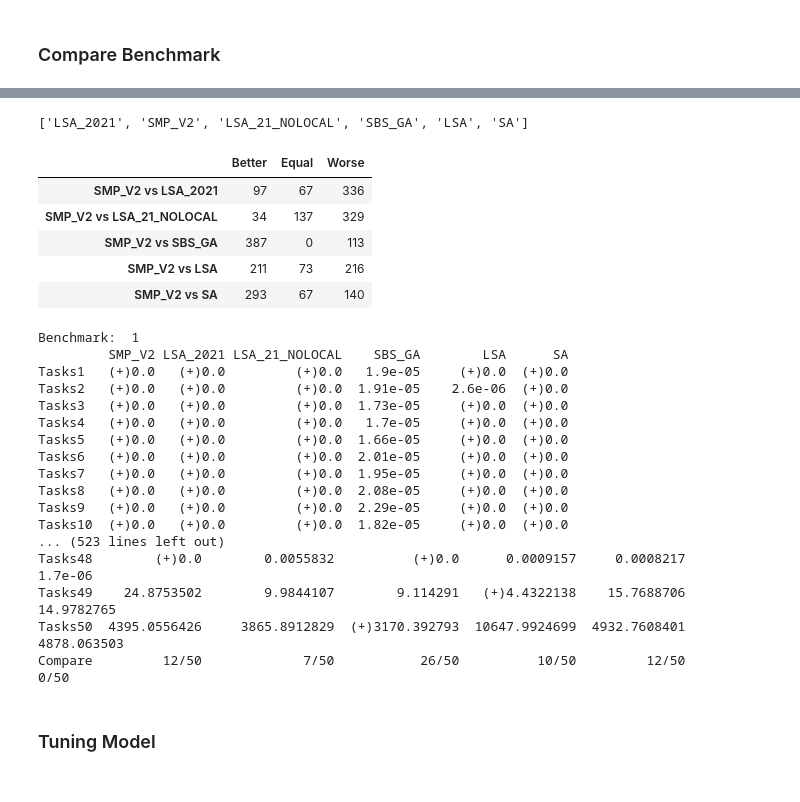
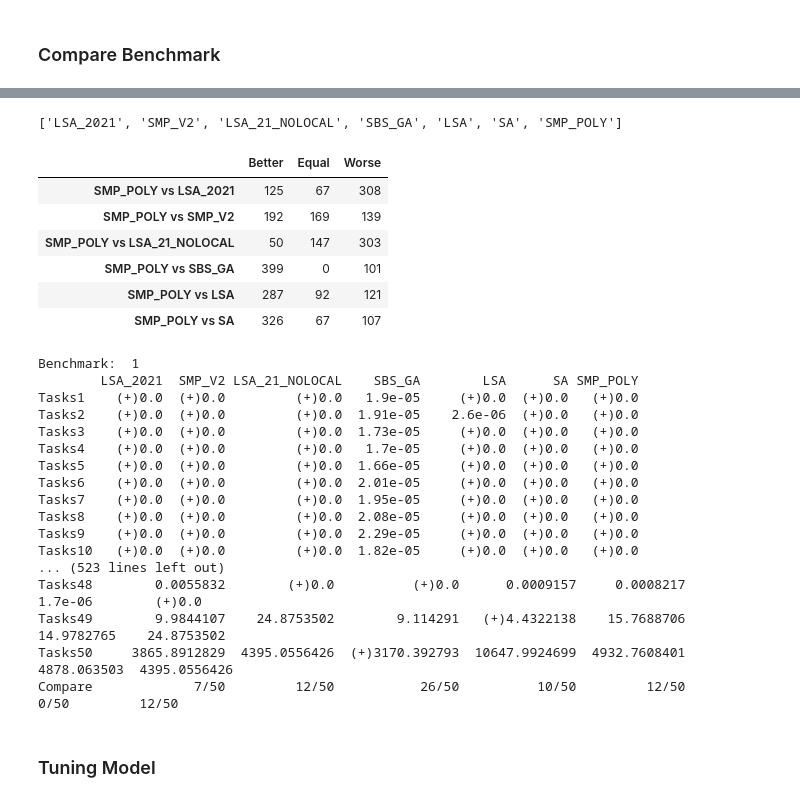
Before and after one commit to KM-MSO/MFEA_MSO, a Jupyter notebook: 7_multi_run.ipynb, the cells around one changed output, grey strips where cells are left out. Drawn from its saved outputs; the diff is of its cells as text; code cells hidden in the pictures.

```diff
--- a/7_multi_run.ipynb
+++ b/7_multi_run.ipynb
@@ -24,32 +25,33 @@ compare = CompareResultBenchmark(path_folder="./RESULTS/result/GECCO20", ls_benc
 # %%
-compare.summarizing_compare_result(idx_main_algo= 1,min_value=1e-6)
+compare.summarizing_compare_result(idx_main_algo= 6,min_value=1e-6)
 # %% [output]
-['LSA_2021', 'SMP_V2', 'LSA_21_NOLOCAL', 'SBS_GA', 'LSA', 'SA']
+['LSA_2021', 'SMP_V2', 'LSA_21_NOLOCAL', 'SBS_GA', 'LSA', 'SA', 'SMP_POLY']
 |  | Better | Equal | Worse |
-| SMP_V2 vs LSA_2021 | 97 | 67 | 336 |
-| SMP_V2 vs LSA_21_NOLOCAL | 34 | 137 | 329 |
-| SMP_V2 vs SBS_GA | 387 | 0 | 113 |
-| SMP_V2 vs LSA | 211 | 73 | 216 |
-| SMP_V2 vs SA | 293 | 67 | 140 |
+| SMP_POLY vs LSA_2021 | 125 | 67 | 308 |
+| SMP_POLY vs SMP_V2 | 192 | 169 | 139 |
+| SMP_POLY vs LSA_21_NOLOCAL | 50 | 147 | 303 |
+| SMP_POLY vs SBS_GA | 399 | 0 | 101 |
+| SMP_POLY vs LSA | 287 | 92 | 121 |
+| SMP_POLY vs SA | 326 | 67 | 107 |
 # %%
-compare.show_compare_detail(min_value=1e-6, round=7,idx_main_algo=1)
+compare.show_compare_detail(min_value=1e-6, round=7)
 # %% [output]
 Benchmark:  1
-         SMP_V2 LSA_2021 LSA_21_NOLOCAL    SBS_GA        LSA      SA
-Tasks1   (+)0.0   (+)0.0         (+)0.0   1.9e-05     (+)0.0  (+)0.0
-Tasks2   (+)0.0   (+)0.0         (+)0.0  1.91e-05    2.6e-06  (+)0.0
-Tasks3   (+)0.0   (+)0.0         (+)0.0  1.73e-05     (+)0.0  (+)0.0
-Tasks4   (+)0.0   (+)0.0         (+)0.0   1.7e-05     (+)0.0  (+)0.0
-Tasks5   (+)0.0   (+)0.0         (+)0.0  1.66e-05     (+)0.0  (+)0.0
-Tasks6   (+)0.0   (+)0.0         (+)0.0  2.01e-05     (+)0.0  (+)0.0
-Tasks7   (+)0.0   (+)0.0         (+)0.0  1.95e-05     (+)0.0  (+)0.0
-Tasks8   (+)0.0   (+)0.0         (+)0.0  2.08e-05     (+)0.0  (+)0.0
-Tasks9   (+)0.0   (+)0.0         (+)0.0  2.29e-05     (+)0.0  (+)0.0
-Tasks10  (+)0.0   (+)0.0         (+)0.0  1.82e-05     (+)0.0  (+)0.0
+        LSA_2021  SMP_V2 LSA_21_NOLOCAL    SBS_GA        LSA      SA SMP_POLY
+Tasks1    (+)0.0  (+)0.0         (+)0.0   1.9e-05     (+)0.0  (+)0.0   (+)0.0
+Tasks2    (+)0.0  (+)0.0         (+)0.0  1.91e-05    2.6e-06  (+)0.0   (+)0.0
+Tasks3    (+)0.0  (+)0.0         (+)0.0  1.73e-05     (+)0.0  (+)0.0   (+)0.0
+Tasks4    (+)0.0  (+)0.0         (+)0.0   1.7e-05     (+)0.0  (+)0.0   (+)0.0
+Tasks5    (+)0.0  (+)0.0         (+)0.0  1.66e-05     (+)0.0  (+)0.0   (+)0.0
+Tasks6    (+)0.0  (+)0.0         (+)0.0  2.01e-05     (+)0.0  (+)0.0   (+)0.0
+Tasks7    (+)0.0  (+)0.0         (+)0.0  1.95e-05     (+)0.0  (+)0.0   (+)0.0
+Tasks8    (+)0.0  (+)0.0         (+)0.0  2.08e-05     (+)0.0  (+)0.0   (+)0.0
+Tasks9    (+)0.0  (+)0.0         (+)0.0  2.29e-05     (+)0.0  (+)0.0   (+)0.0
+Tasks10   (+)0.0  (+)0.0         (+)0.0  1.82e-05     (+)0.0  (+)0.0   (+)0.0
 ... (523 lines left out)
-Tasks48        (+)0.0        0.0055832          (+)0.0      0.0009157     0.0008217       1.7e-06
-Tasks49    24.8753502        9.9844107        9.114291   (+)4.4322138    15.7688706    14.9782765
-Tasks50  4395.0556426     3865.8912829  (+)3170.392793  10647.9924699  4932.7608401   4878.063503
-Compare         12/50             7/50           26/50          10/50         12/50          0/50
+Tasks48        0.0055832        (+)0.0          (+)0.0      0.0009157     0.0008217       1.7e-06        (+)0.0
+Tasks49        9.9844107    24.8753502        9.114291   (+)4.4322138    15.7688706    14.9782765    24.8753502
+Tasks50     3865.8912829  4395.0556426  (+)3170.392793  10647.9924699  4932.7608401   4878.063503  4395.0556426
+Compare             7/50         12/50           26/50          10/50         12/50          0/50         12/50
 # %% [markdown]
 ### Tuning Model
```
Also changed, not shown: parts of 5 cells of this notebook, 5 other files.
